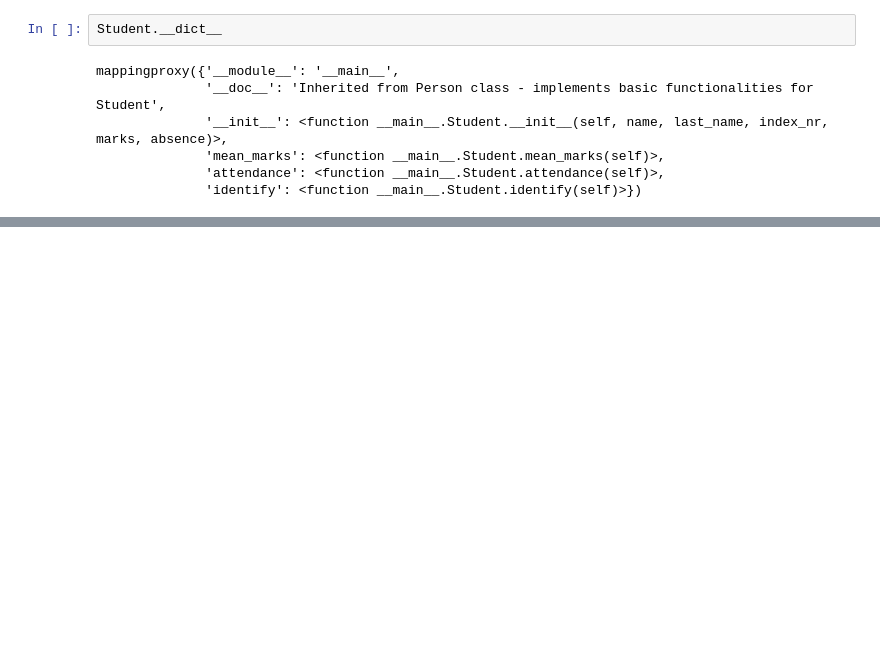
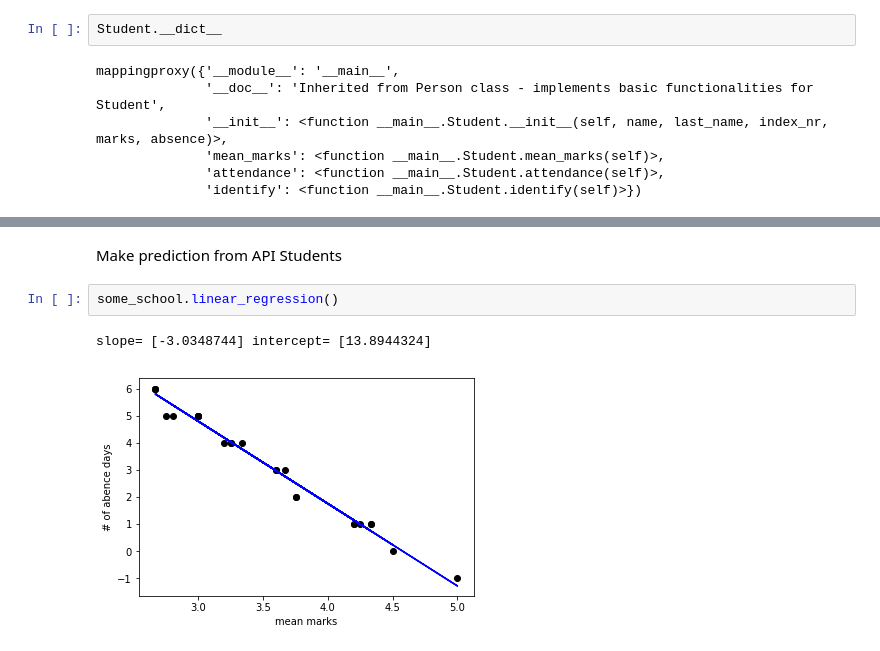
Before and after one commit to kajzer/bootcamp_data_science, a Jupyter notebook: Week_01/Refactor_OOP_and_linear_regression.ipynb, the cells around one changed output, grey strips where cells are left out. Cells and saved outputs as stored; diff of their text form; blank space fills up the shorter version.

```diff
--- a/Week_01/Refactor_OOP_and_linear_regression.ipynb
+++ b/Week_01/Refactor_OOP_and_linear_regression.ipynb
@@ -309,0 +365,7 @@ mean_marks() method of __main__.Student instance
+# %% [markdown]
+Make prediction from API Students
+# %%
+some_school.linear_regression()
+# %% [output]
+slope= [-3.0348744] intercept= [13.8944324]
+[figure, added]
```
Also changed, not shown: parts of 17 cells of this notebook.
